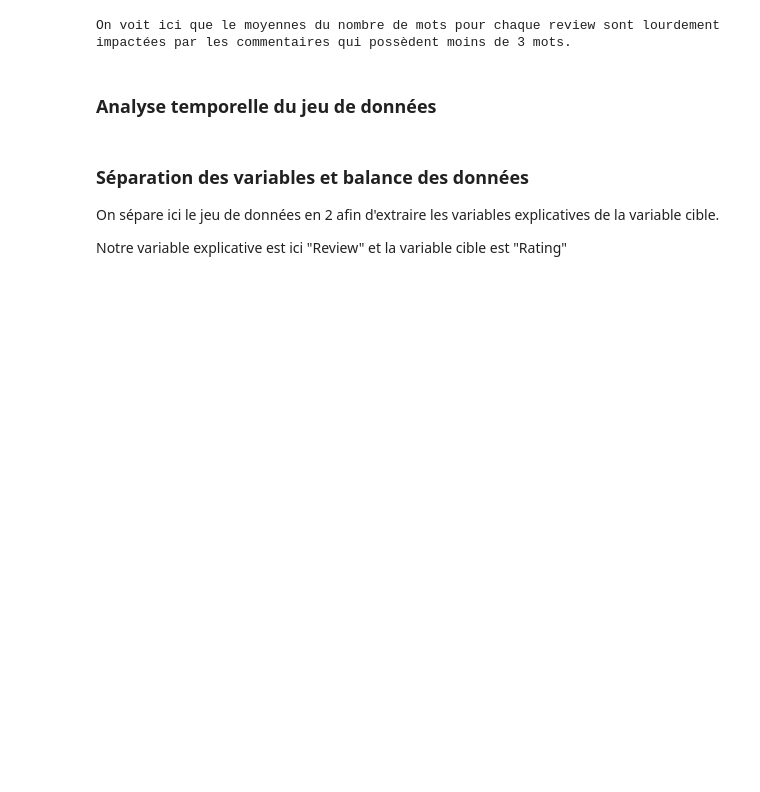
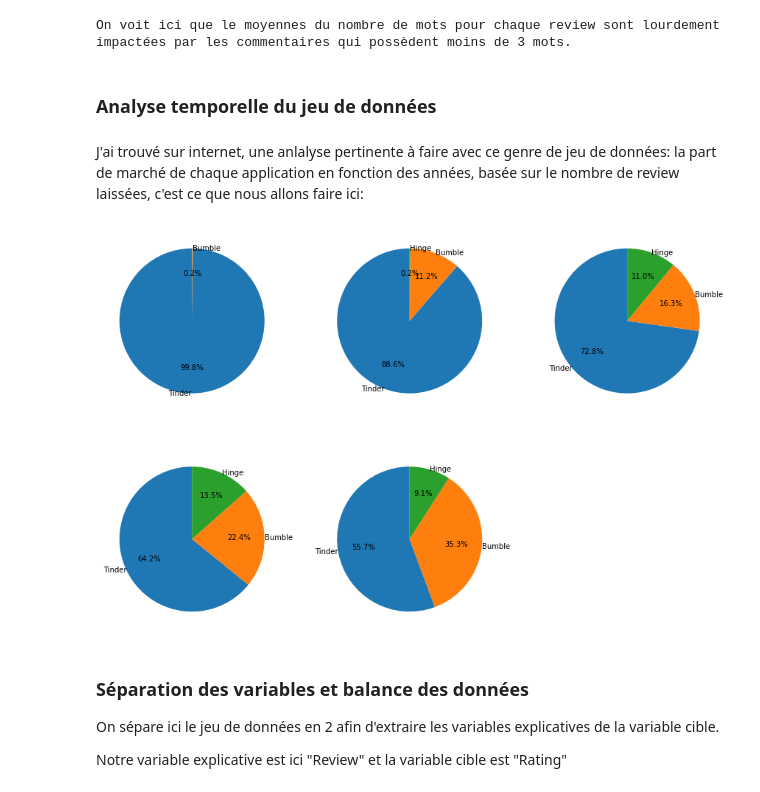
Before and after one commit to SimonCariou/text_analysis_ML, a Jupyter notebook: main.ipynb, the cells around one changed output. Saved outputs shown, nothing was run; the diff lists cells and outputs as text; code cells hidden in the pictures; blank space fills up the shorter version.

Commit message:
Analyse de l'évolution des parts de marché des différentes apps en fonction des années

```diff
--- a/main.ipynb
+++ b/main.ipynb
@@ -279,3 +277,24 @@ On voit ici que le moyennes du nombre de mots pour chaque review sont lourdement
+# %% [markdown]
+J'ai trouvé sur internet, une anlalyse pertinente à faire avec ce genre de jeu de données: la part de marché de chaque application en fonction des années, basée sur le nombre de review laissées, c'est ce que nous allons faire ici:
+# %%
+#On change le format de la date fourni dans le dataframe initial
+df['Date&Time'] = pd.to_datetime(df['Date&Time'], format="%d-%m-%Y %H:%M")
+
+bins=[2013,2015,2017,2019,2021,2022]
+labels=['2013-2014', '2015-2016', '2017-2018','2019-2020','2021-2022']
+df_gb_year = df.groupby(by=pd.cut(df['Date&Time'].dt.year, bins=bins, labels=labels))
+
+df_by_year = list(df_gb_year)
+subplot_titles = [item[0] for item in df_by_year]
+# %%
+plt.figure(figsize=(15, 10))
+for index, item in enumerate(df_by_year):
+    position = int("23" + str(index+1))
+    plt.subplot(position)
+    slice = item[1]['App'].value_counts().to_frame().reset_index().rename(columns={"index": "App", "App": "#Reviews"})
+    plt.pie(x = slice["#Reviews"], labels=slice["App"], labeldistance = 1, autopct='%1.1f%%', startangle=140, pctdistance=0.65, radius = 1)
+# %% [output]
+[figure, added]
 # %% [markdown]
 ### Séparation des variables et balance des données
 
```
Also changed, not shown: parts of 1 cell of this notebook.
